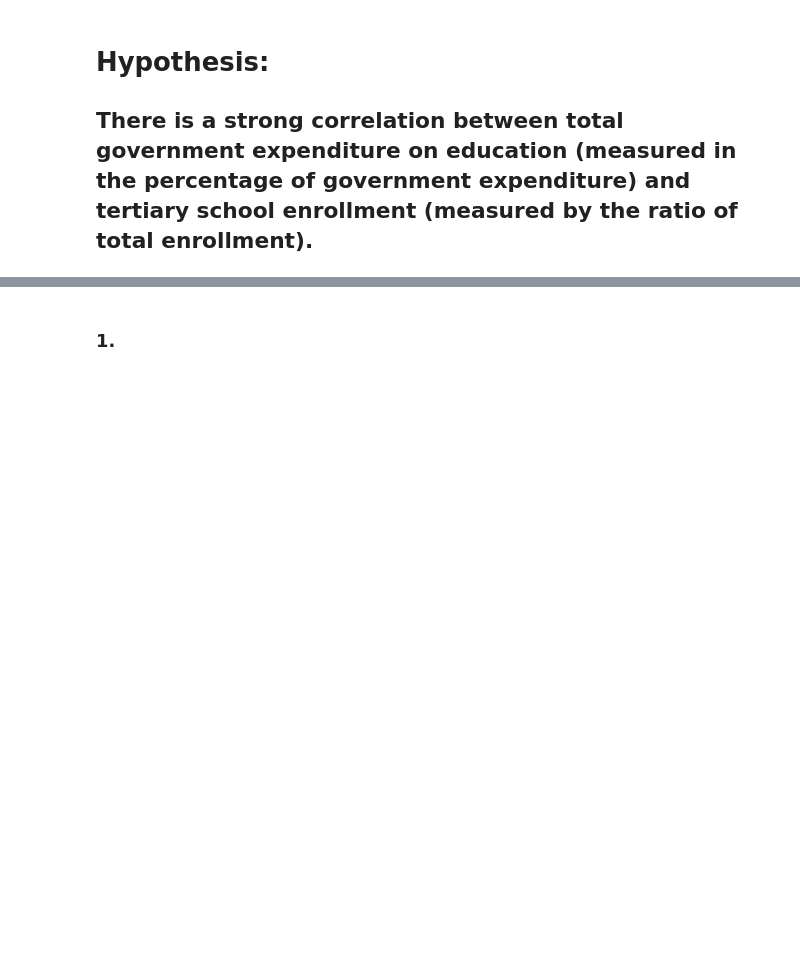
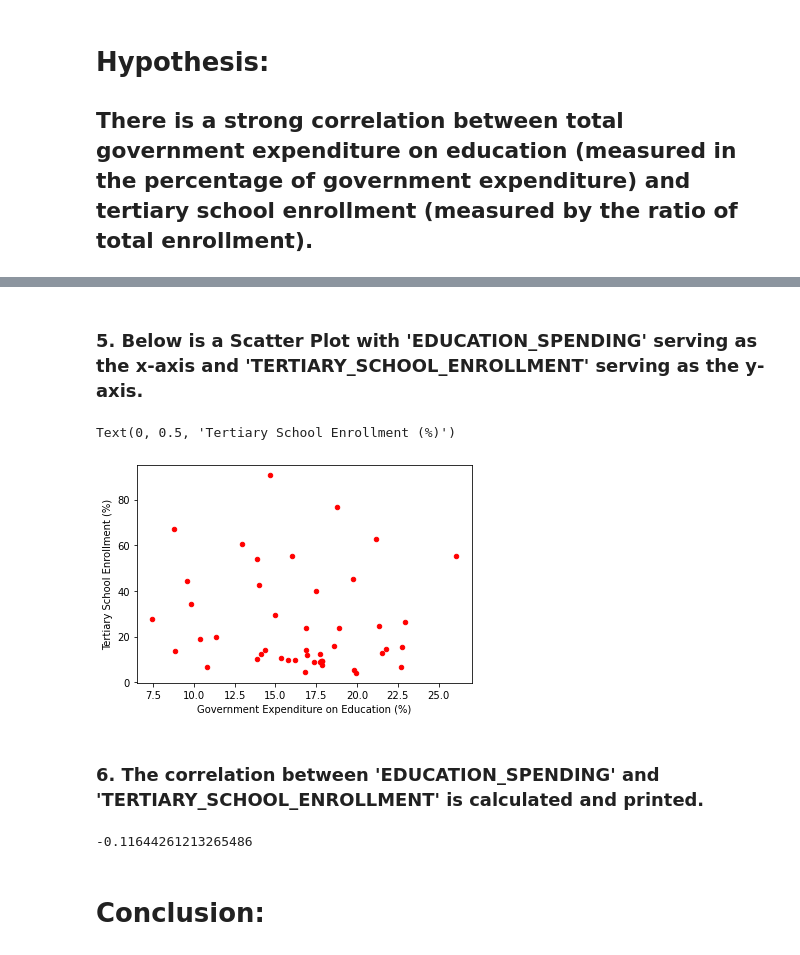
Before and after one commit to jorbea/comp110-21s-workspace, a Jupyter notebook: projects/pj02/analysis.ipynb, the cells around one changed output, grey strips where cells are left out. Drawn from its saved outputs; the diff is of its cells as text; code cells hidden in the pictures; blank space fills up the shorter version.

```diff
--- a/projects/pj02/analysis.ipynb
+++ b/projects/pj02/analysis.ipynb
@@ -27,0 +38,3 @@ databank
+# %%
+select_databank = databank[["Country", EDUCATION_SPENDING, TERTIARY_SCHOOL_ENROLLMENT]]
+select_databank.head(10)
@@ -27,0 +55,4 @@ databank
+# %%
+filter_databank = select_databank[select_databank[EDUCATION_SPENDING].notna() & select_databank[TERTIARY_SCHOOL_ENROLLMENT].notna()]
+print(filter_databank.shape)
+filter_databank.head(10)
@@ -27,0 +91,3 @@ databank
+# %%
+sort_databank = filter_databank.sort_values(by=TERTIARY_SCHOOL_ENROLLMENT, ascending=False)
+sort_databank.head(10)
@@ -28,2 +106,22 @@ databank
+# %% [markdown]
+### 5. Below is a Scatter Plot with 'EDUCATION_SPENDING' serving as the x-axis and 'TERTIARY_SCHOOL_ENROLLMENT' serving as the y-axis.
+# %%
+import matplotlib.pyplot as plt
+
+sort_databank.plot.scatter(x=EDUCATION_SPENDING, y=TERTIARY_SCHOOL_ENROLLMENT, alpha=1.0, c='red')
+plt.xlabel("Government Expenditure on Education (%)")
+plt.ylabel("Tertiary School Enrollment (%)")
+# %% [output]
+Text(0, 0.5, 'Tertiary School Enrollment (%)')
+[figure, added]
+# %% [markdown]
+### 6. The correlation between 'EDUCATION_SPENDING' and 'TERTIARY_SCHOOL_ENROLLMENT' is calculated and printed.
+# %%
+c1 = filter_databank[EDUCATION_SPENDING]
+c2 = filter_databank[TERTIARY_SCHOOL_ENROLLMENT]
+
+c1.corr(c2, method='pearson')
+# %% [output]
+-0.11644261213265486
 # %% [markdown]
-### 1.
+# Conclusion:
```
Also changed, not shown: parts of 14 cells of this notebook.
